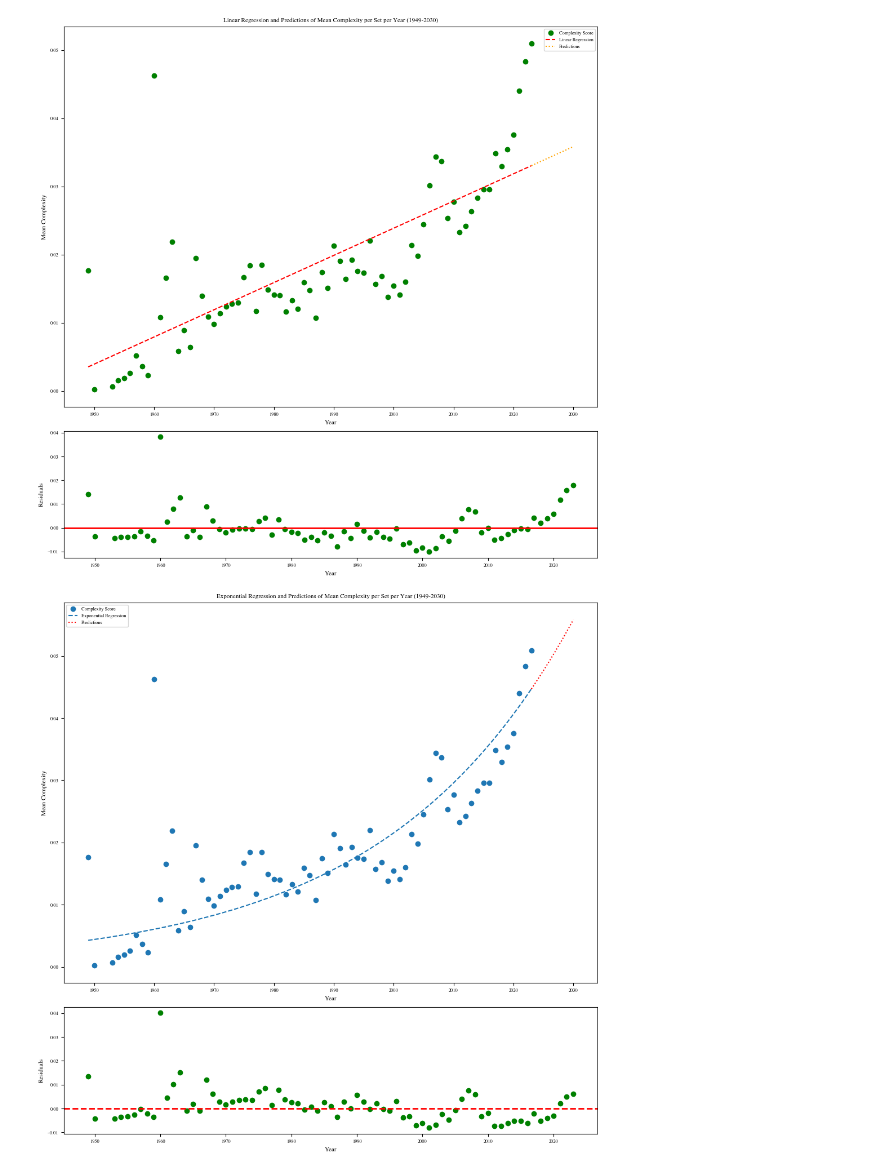
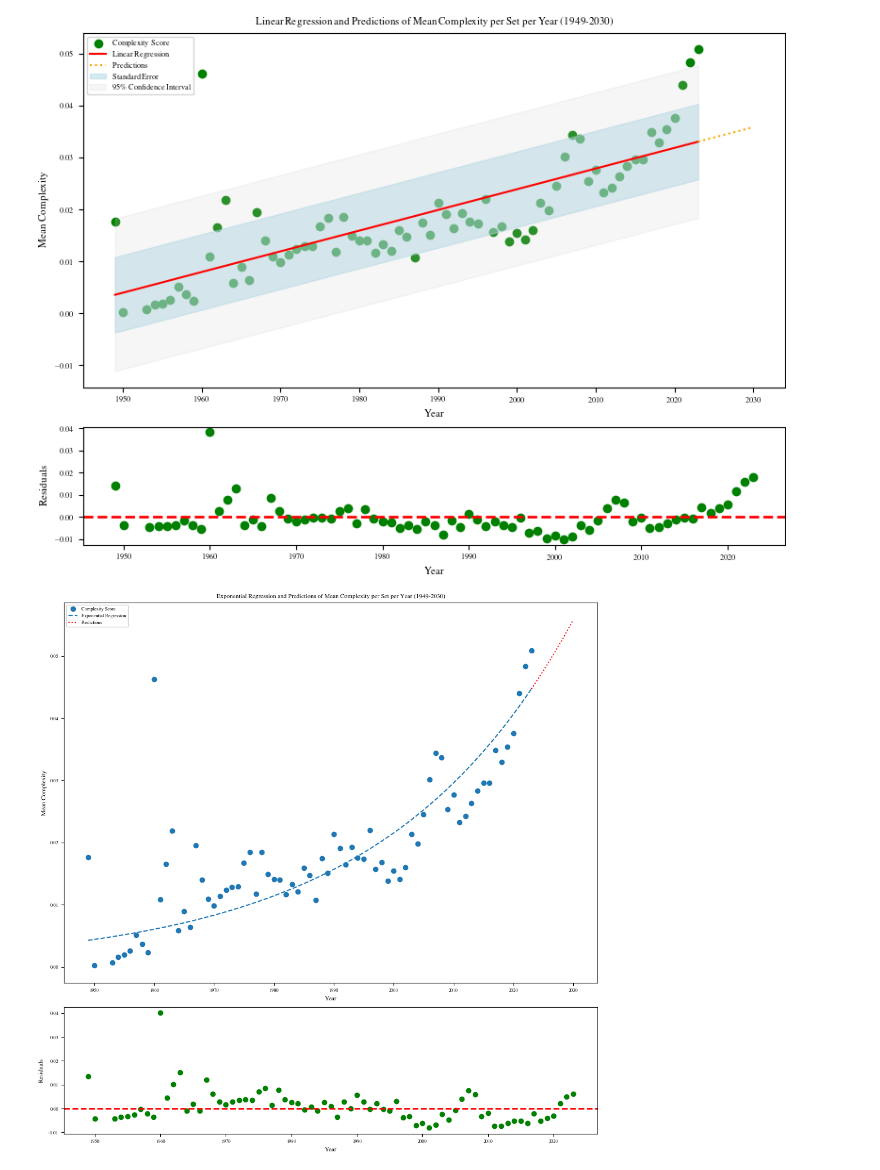
Before and after one commit to eddiebeach99/Data_Literacy, a Jupyter notebook: Analysis/complexity_regression.ipynb, the cells around one changed output. Cells and saved outputs as stored; diff of their text form; code cells hidden in the pictures.

Commit message:
added calculation of sem and ci for regression

```diff
--- a/Analysis/complexity_regression.ipynb
+++ b/Analysis/complexity_regression.ipynb
@@ -25,45 +27,67 @@ def linear_regression_complexity(df):
     mean_complexity_per_set_per_year = df.groupby('year')['complexity_score'].mean().reset_index(name='complexity_score')
 
     # create the plot
-    fig, (ax1, ax2) = plt.subplots(2, 1, figsize=(10, 10), gridspec_kw={'height_ratios': [3, 1]})
+    fig, (ax1, ax2) = plt.subplots(2, 1, figsize=(8, 6), gridspec_kw={'height_ratios': [3, 1]})
 
     x = mean_complexity_per_set_per_year['year'].values.reshape(-1, 1)
     y = mean_complexity_per_set_per_year['complexity_score'].values
     model = LinearRegression().fit(x, y)
     y_pred = model.predict(x)
 
     # plot the original data
     ax1.scatter(x, y, label='Complexity Score', color = 'green') #['#ffeda0', '#feb24c', '#f03b20']
-    ax1.plot(x, y_pred, linestyle='--', label='Linear Regression', color = 'red')
+    ax1.plot(x, y_pred, linestyle='-', label='Linear Regression', color = 'red')
 
     # make predictions until 2030
     x_future = np.arange(2023, 2031).reshape(-1, 1)
     y_future_pred = model.predict(x_future)
     ax1.plot(x_future, y_future_pred, linestyle=':', color='orange', label='Predictions')
 
+    # calculate residuals
+    residuals = y - y_pred
+
+    # Plot standard error bands
+    y_pred_std = np.std(residuals) * np.ones_like(y_pred)
+    ax1.fill_between(x.flatten(), y_pred - y_pred_std, y_pred + y_pred_std, color='lightblue', alpha=0.5, label='Standard Error')
+
+    # calculate the standard error of the estimate
+    residuals = y - y_pred
+    sse = np.sum(residuals**2)
+    n = len(x)
+    k = 2  # number of parameters in the model
+    se = np.sqrt(sse / (n - k))
+
+    # calculate the confidence intervals
+    t = scipy.stats.t.ppf(1 - 0.025, df=n-k)  # two-sided 95% confidence interval t-value
+    lower_bound = y_pred - t * se
+    upper_bound = y_pred + t * se
+
+    # plot the confidence intervals
+    ax1.fill_between(x.flatten(), lower_bound, upper_bound, color='lightgray', alpha=0.2, label='95\% Confidence Interval')
+
+
+    # plot residuals
+    ax2.scatter(x, residuals, color='green')
+    ax2.axhline(y=0, color='red', linestyle='--', linewidth=2)
+    ax2.set_xlabel('Year')
+    ax2.set_ylabel('Residuals')
+
     # add title and labels
     ax1.set_title('Linear Regression and Predictions of Mean Complexity per Set per Year (1949-2030)')
     ax1.set_xlabel('Year')
     ax1.set_ylabel('Mean Complexity')
     ax1.legend()
-
-    # plot residuals
-    residuals = y - y_pred
-    ax2.scatter(x, residuals, color='green')
-    ax2.axhline(y=0, color='red', linestyle='-', linewidth=2)
-    ax2.set_xlabel('Year')
-    ax2.set_ylabel('Residuals')
 
     # save plot
     plt.savefig('../Images/Linear_Regression.pdf')
 
     # show the plot
     plt.show()
 
 # call the function
 linear_regression_complexity(data)
 # %% [output]
-[figure, old version]
+[figure, new version]
 # %%
 ##### Make an exponential Regression #####
 
```
Also changed, not shown: parts of 1 cell of this notebook, 3 other files.
